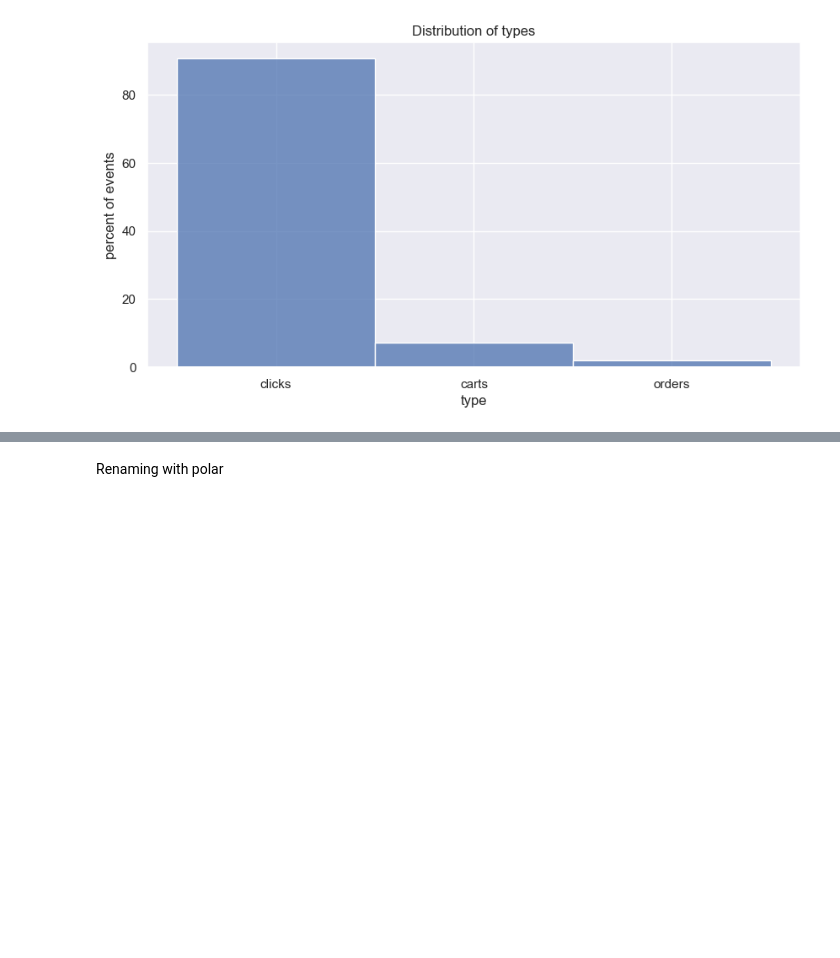
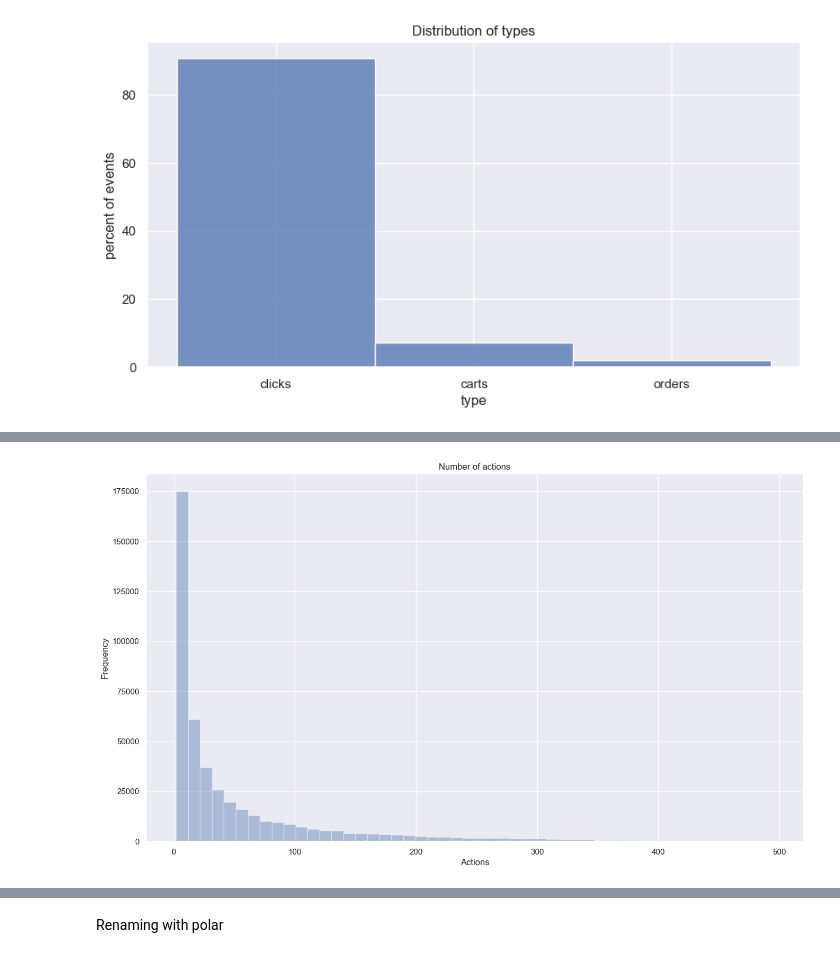
Before and after one commit to ReebalSami/Capstone-OTTO-Multi-Objective-Recommender-System, a Jupyter notebook: notebooks/EDA_1_exploring.ipynb, the cells around one changed output, grey strips where cells are left out. Cells and saved outputs as stored; diff of their text form; code cells hidden in the pictures; blank space fills up the shorter version.

```diff
--- a/notebooks/EDA_1_exploring.ipynb
+++ b/notebooks/EDA_1_exploring.ipynb
@@ -263,0 +298,11 @@ plt.show()
+# %%
+### Number of actions in a session ###
+event_types_in_session = train_part.groupby(['session']).count()
+fig, ax = plt.subplots(figsize=(16, 9))
+sns.distplot(x=event_types_in_session.values, ax=ax, bins=50, kde=False)
+ax.set_title('Number of actions', fontsize=12)
+ax.set_ylabel('Frequency', fontsize=12)
+ax.set_xlabel('Actions', fontsize=12)
+plt.show()
+# %% [output]
+[figure, added]
```
Also changed, not shown: parts of 47 cells of this notebook.
